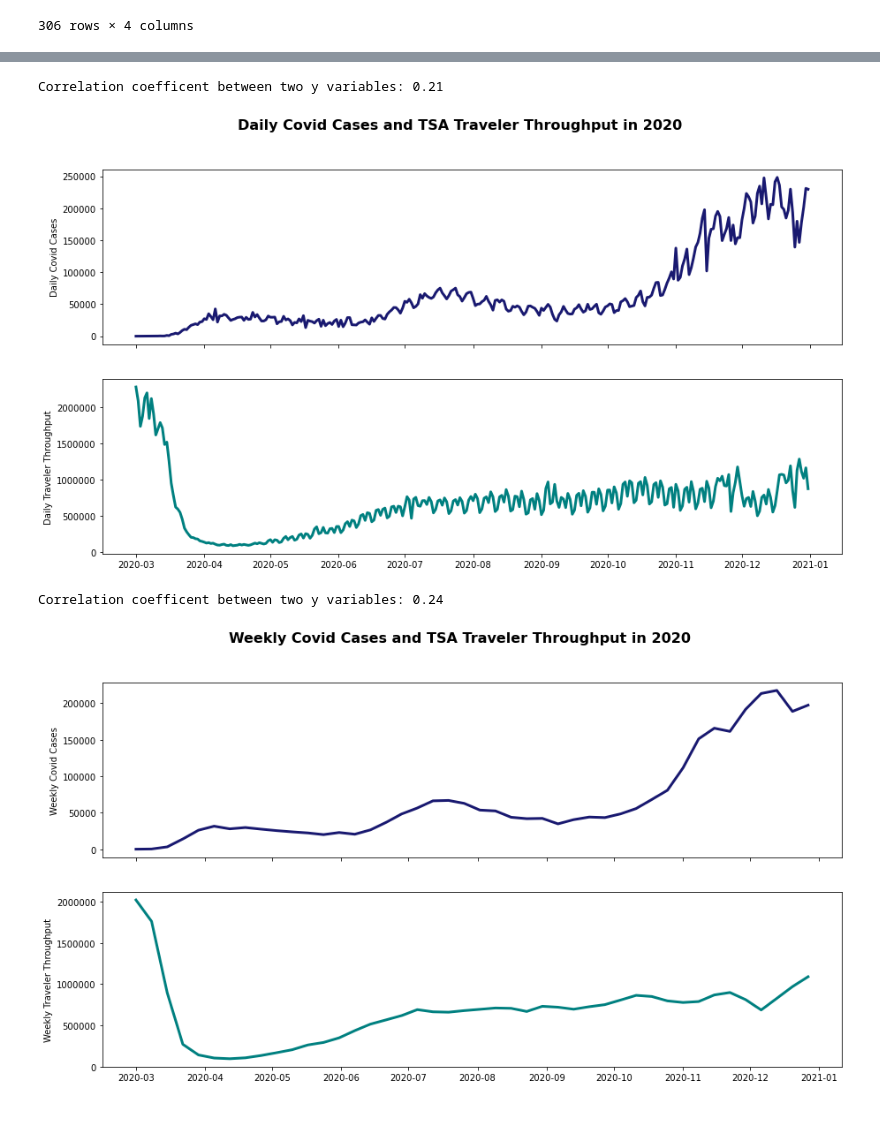
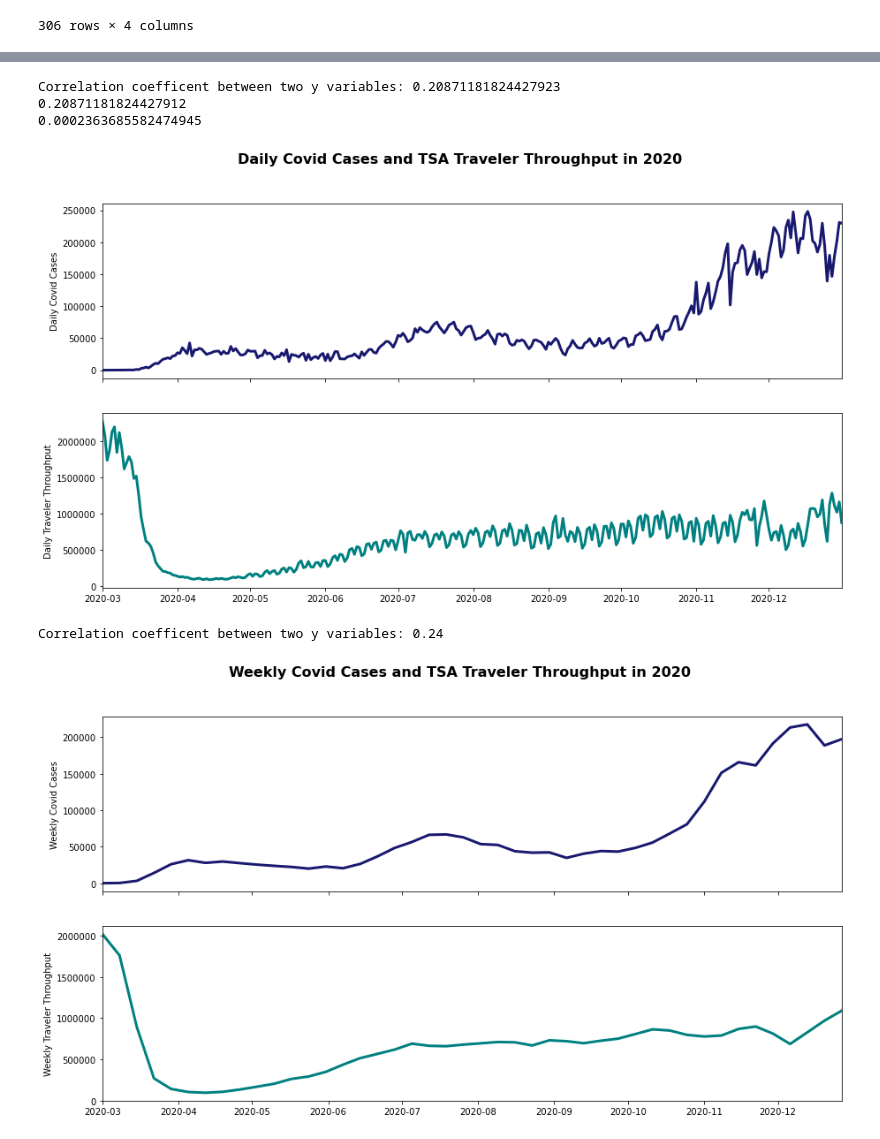
Before and after one commit to apatnoe/Project-1, a Jupyter notebook: tsa_travel.ipynb, the cells around one changed output, grey strips where cells are left out. Saved outputs shown, nothing was run; the diff lists cells and outputs as text; code cells hidden in the pictures.

```diff
--- a/tsa_travel.ipynb
+++ b/tsa_travel.ipynb
@@ -12,7 +12,6 @@ from matplotlib.ticker import ScalarFormatter
 
 data_file = "resources/travel.csv"
 tsa_df = pd.read_csv(data_file)[::-1]
-del tsa_df["2019 Traveler Throughput"]
 del tsa_df["Day of Week"]
 tsa_df["Date"] = pd.to_datetime(tsa_df["Date"])
 tsa_df
@@ -21,6 +20,9 @@ day = 1
 week = ""
 
 for index, row in tsa_df.iterrows():
+
+    tsa_df.loc[index, "Percent Change in Traveler Throughput"] = (row["2020 Traveler Throughput"] - row["2019 Traveler Throughput"]) / row["2019 Traveler Throughput"] * 100
+
     if day == 1:
         week = row["Date"]
         tsa_df.loc[index, "First Day of the Week"] = week
@@ -89,23 +109,33 @@ covid_df
 # %%
 # plot daily results
 
 x = tsa_df["Date"]
 y1 = covid_df["New Cases"]
 y2 = tsa_df["2020 Traveler Throughput"]
 
 fig, (ax1, ax2) = plt.subplots(2, sharex=True,figsize=(15, 8))
 fig.suptitle("Daily Covid Cases and TSA Traveler Throughput in 2020", fontsize=16, fontweight="bold")
 ax1.plot(x, y1, linewidth=3, color = "midnightblue")
+ax1.set_xlim(min(x), max(x))
 ax1.set_ylabel("Daily Covid Cases")
 ax2.plot(x, y2, linewidth=3, color="teal")
+ax2.set_xlim(min(x), max(x))
 ax2.set_yticks(np.arange(0,2500000, 500000))
 ax2.set_yticklabels(np.arange(0,2500000, 500000))
 ax2.set_ylabel("Daily Traveler Throughput")
 
-print("Correlation coefficent between two y variables: " + str(round((st.pearsonr(y1,y2))[0],2)))
+print("Correlation coefficent between two y variables: " + str((st.pearsonr(y1,y2))[0]))
+
+slope, ints, r, p, err = st.linregress(y1, y2)
+
+fig.savefig("exports/traveldaily.png")
+print(r)
+print(p)
 # %% [output]
-Correlation coefficent between two y variables: 0.21
+Correlation coefficent between two y variables: 0.20871181824427923
+0.20871181824427912
+0.0002363685582474945
-[figure, old version]
+[figure, new version]
 # %%
 # plot weekly results
 
@@ -124,13 +154,17 @@ y2 = weekly_tsa_df["2020 Traveler Throughput"]
 fig, (ax1, ax2) = plt.subplots(2, sharex=True,figsize=(15, 8))
 fig.suptitle("Weekly Covid Cases and TSA Traveler Throughput in 2020", fontsize=16, fontweight="bold")
 ax1.plot(x, y1, linewidth=3, color = "midnightblue")
+ax1.set_xlim(min(x), max(x))
 ax1.set_ylabel("Weekly Covid Cases")
 ax2.plot(x, y2, linewidth=3, color="teal")
+ax2.set_xlim(min(x), max(x))
 ax2.set_yticks(np.arange(0,2500000, 500000))
 ax2.set_yticklabels(np.arange(0,2500000, 500000))
 ax2.set_ylabel("Weekly Traveler Throughput")
 
 print("Correlation coefficent between two y variables: " + str(round((st.pearsonr(y1,y2))[0],2)))
+
+fig.savefig("exports/travelweekly.png")
 # %% [output]
 Correlation coefficent between two y variables: 0.24
-[figure, old version]
+[figure, new version]
```
Also changed, not shown: parts of 2 cells of this notebook, 3 other files.
